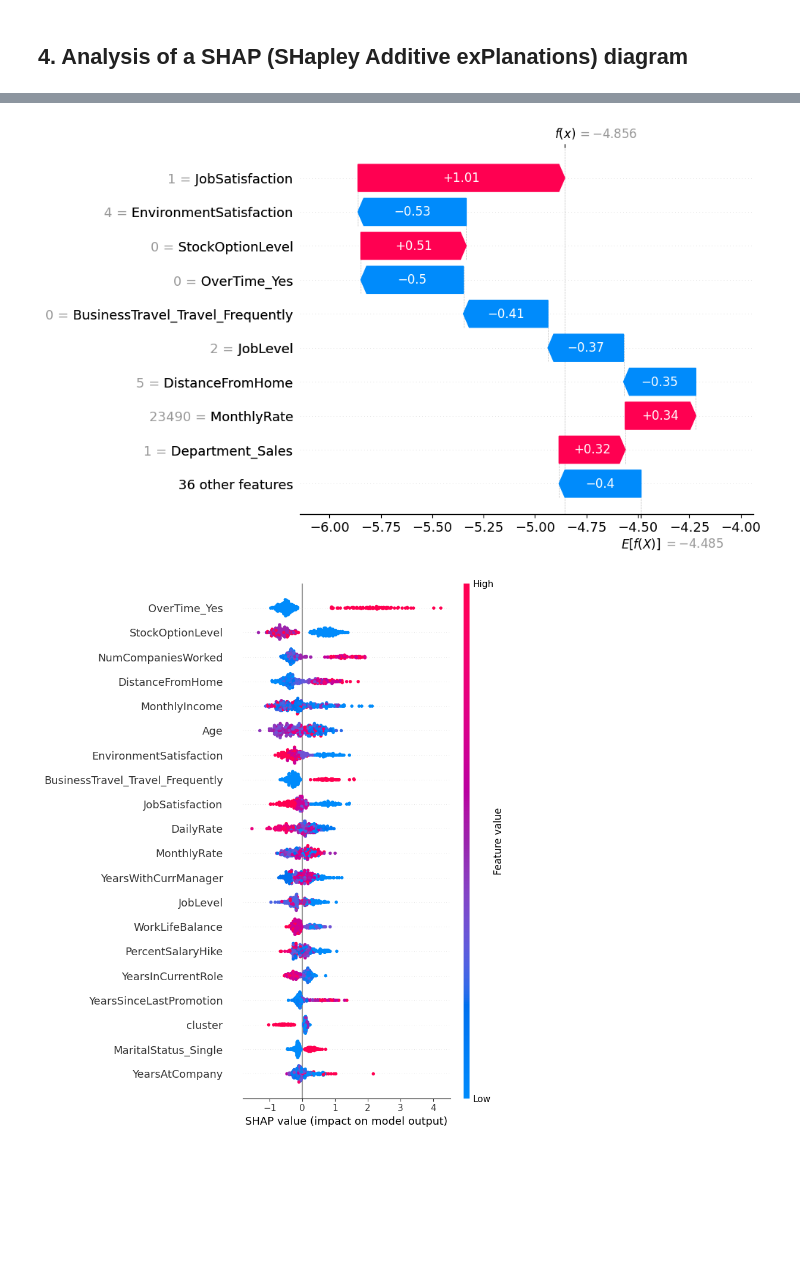
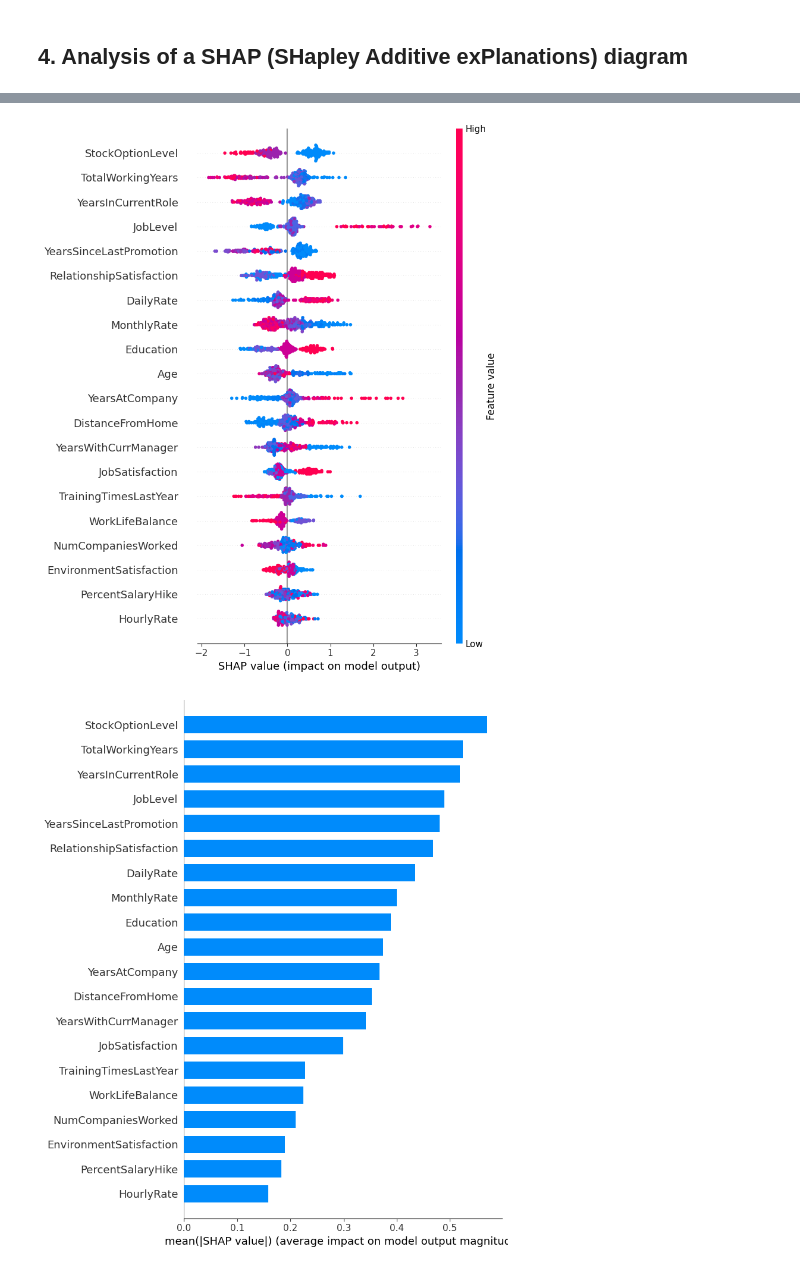
Before and after one commit to ValeriaCastilloc/mydataproyects, a Jupyter notebook: capgemini.ipynb, the cells around one changed output, grey strips where cells are left out. Saved outputs shown, nothing was run; the diff lists cells and outputs as text; code cells hidden in the pictures; blank space fills up the shorter version.

```diff
--- a/capgemini.ipynb
+++ b/capgemini.ipynb
@@ -97,3 +91,7 @@ hrdata= hrdata.replace({True:1, False:0}) #converting data into integers
+# %%
+hrdata_orig=hrdata_orig.drop(["EmployeeCount", "StandardHours", "Over18", "EmployeeNumber"],axis=1) # dropping irrelevant
+hrdata=pd.get_dummies(hrdata_orig, prefix=None, drop_first=True)
+hrdata = hrdata.replace({True: 1, False: 0})
 # %%
 # correlation to check before doing PCA
 correlation_matrix = hrdata.corr()
@@ -275,25 +346,2 @@ Name: count, dtype: int64
 # %% [markdown]
 ## 3. Training and analysis of a prediction model based on decision trees
-# %%
-from sklearn.tree import DecisionTreeClassifier
-from sklearn.metrics import accuracy_score, classification_report, confusion_matrix
-
-#Decision Tree
-
-y = hrdata['Attrition_Yes']
-
-# Splitting data into training and testing sets
-X_train, X_test, y_train, y_test = train_test_split(X, y, test_size=0.2, random_state=42)
-
-# Initializing and trainning the Decision Tree Classifier
-dt_classifier = DecisionTreeClassifier(random_state=42)
-dt_classifier.fit(X_train, y_train)
-
-# Predictions
-y_pred = dt_classifier.predict(X_test)
-
-# Model Evaluation
-accuracy = accuracy_score(y_test, y_pred)
-print(f"Accuracy: {accuracy}")
-
-print(classification_report(y_test, y_pred))
@@ -400,15 +535,13 @@ Confusion Matrix:
 # %%
-!pip install shap
 import shap
 
-
-explainer = shap.Explainer(xgb_classifier, X_train)
+# SHAP values using the original features:
+explainer = shap.Explainer(xgb_model, X_train)
 shap_values = explainer(X_test)
 
-# Viz waterfall plot for the first instance
-shap.plots.waterfall(shap_values[0])
-
-# Summary plot
-shap.summary_plot(shap_values, X_test)
-shap.summary_plot(shap_values, X_test, plot_type="bar")
+# summary plot (beeswarm and bar plot) with focus on Attrition_Yes:
+shap.summary_plot(shap_values, X_test, plot_type="dot", class_names=["No Attrition", "Attrition"])
+# bar plor
+shap.summary_plot(shap_values, X_test, plot_type="bar", class_names=["No Attrition", "Attrition"])
+plt.show()
 # %% [output]
@@ -432,2 +548,2 @@ Requirement already satisfied: six>=1.5 in /usr/local/lib/python3.11/dist-packag
-[figure, old version]
+[figure, new version]
-[figure, old version]
+[figure, new version]
```
Also changed, not shown: parts of 33 cells of this notebook.
